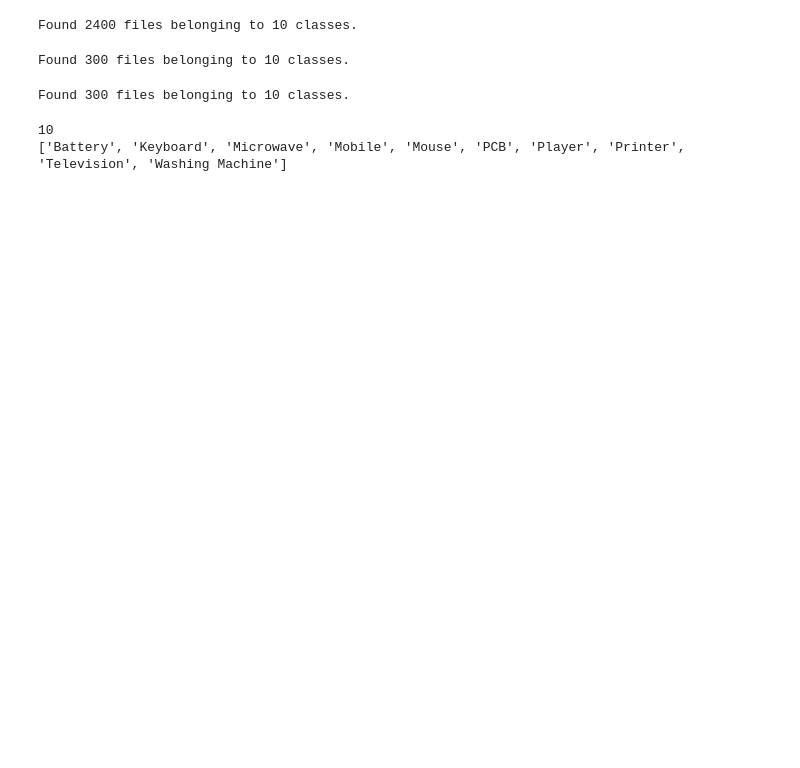
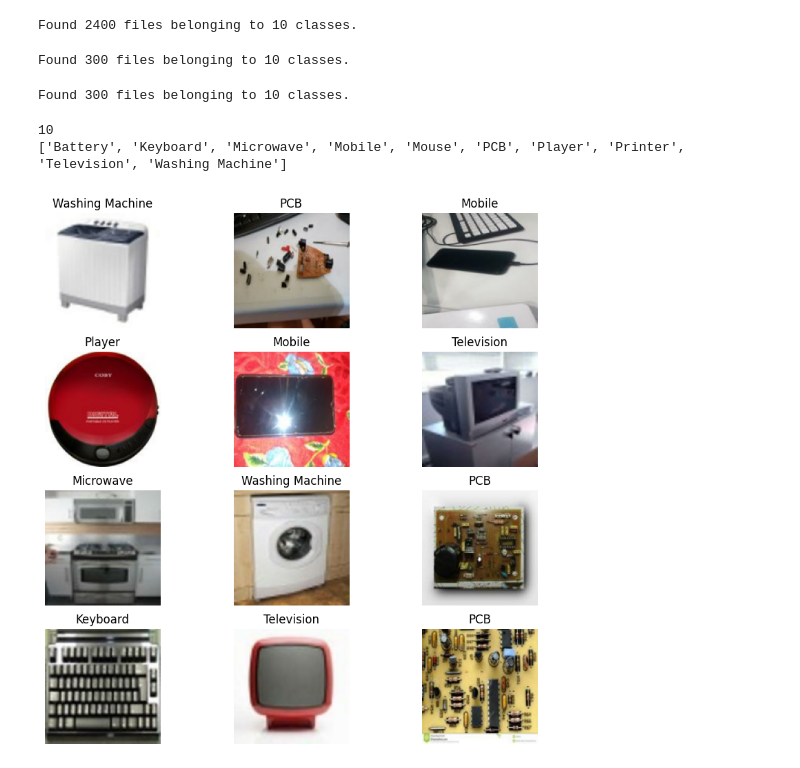
Before and after one commit to deepth2/week_2, a Jupyter notebook: E_waste_Classifier.ipynb, the cells around one changed output. Cells and saved outputs as stored; diff of their text form; code cells hidden in the pictures; blank space fills up the shorter version.

```diff
--- a/E_waste_Classifier.ipynb
+++ b/E_waste_Classifier.ipynb
@@ -64,3 +69,56 @@ print(class_names)
 # %% [output]
 10
 ['Battery', 'Keyboard', 'Microwave', 'Mobile', 'Mouse', 'PCB', 'Player', 'Printer', 'Television', 'Washing Machine']
+# %%
+# Set the size of the entire figure (width=10, height=10 inches)
+plt.figure(figsize=(10, 10))
+
+# Take one batch from the dataset and iterate over the images and labels
+for images, labels in datatrain.take(1):
+    # Display the first 12 images from the batch
+    for i in range(12):
+        # Create a 4x3 grid of subplots and select the (i+1)th position
+        ax = plt.subplot(4, 3, i + 1)
+
+        # Display the image; convert the tensor to a NumPy array and ensure correct type
+        plt.imshow(images[i].numpy().astype("uint8"))
+
+        # Set the title of the subplot to the class name of the image
+        plt.title(class_names[labels[i]])
+
+        # Remove axis ticks and labels for clarity
+        plt.axis("off")
+def plot_class_distribution(dataset, title="Class Distribution"):
+    """
+    Plots the number of items per class in a given dataset.
+
+    Args:
+        dataset: A tf.data.Dataset object created using image_dataset_from_directory
+        title: Title for the plot (e.g., 'Train Data Distribution')
+    """
+
+    class_counts = {}  # Dictionary to hold the count of each class
+
+    # Iterate through the batches in the dataset
+    for images, labels in dataset:
+        # Convert labels tensor to numpy array and loop through each label
+        for label in labels.numpy():
+            class_name = dataset.class_names[label]  # Get class name using label index
+            # Increment the count for this class
+            class_counts[class_name] = class_counts.get(class_name, 0) + 1
+
+    # Prepare data for plotting
+    class_names = list(class_counts.keys())  # List of class names
+    counts = list(class_counts.values())     # Corresponding counts for each class
+
+    # Create the bar plot
+    plt.figure(figsize=(10, 6))  # Set the figure size
+    plt.bar(class_names, counts, color='skyblue')  # Draw bars with class counts
+    plt.xlabel("Class")  # X-axis label
+    plt.ylabel("Number of Items")  # Y-axis label
+    plt.title(title)  # Plot title
+    plt.xticks(rotation=45)  # Rotate x-axis labels for better readability
+    plt.tight_layout()  # Adjust layout to prevent clipping
+    plt.show()  # Display the plot
+# %% [output]
+[figure, added]
```
Also changed, not shown: parts of 15 cells of this notebook.
